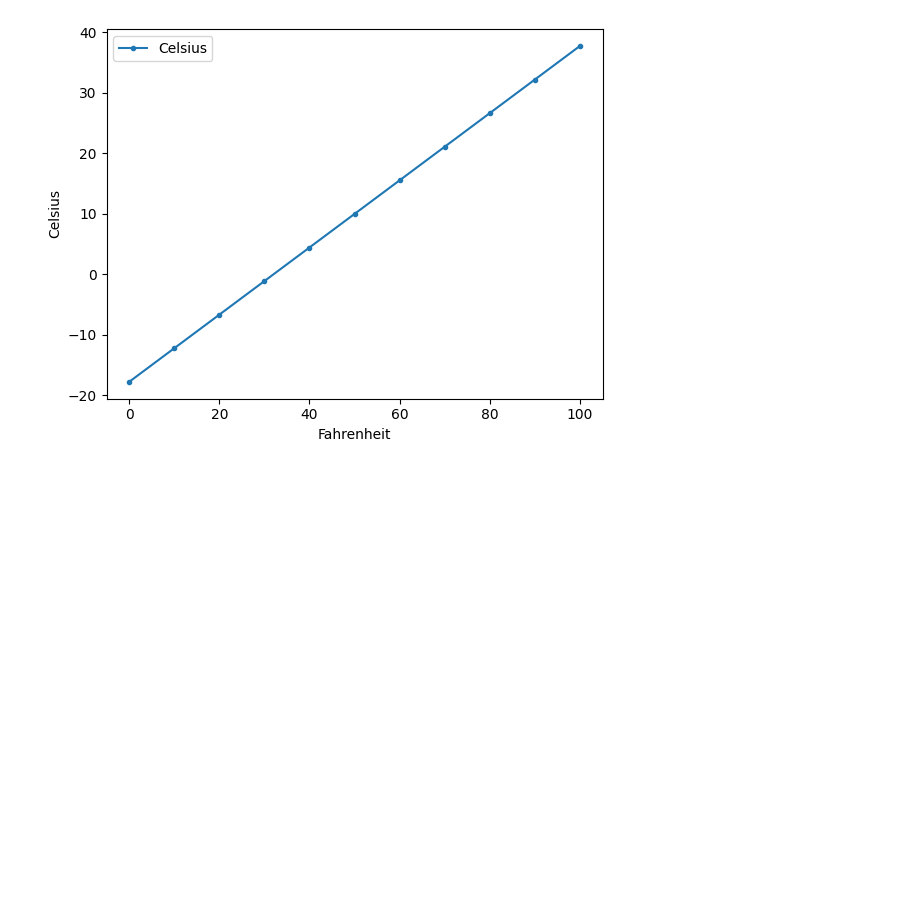
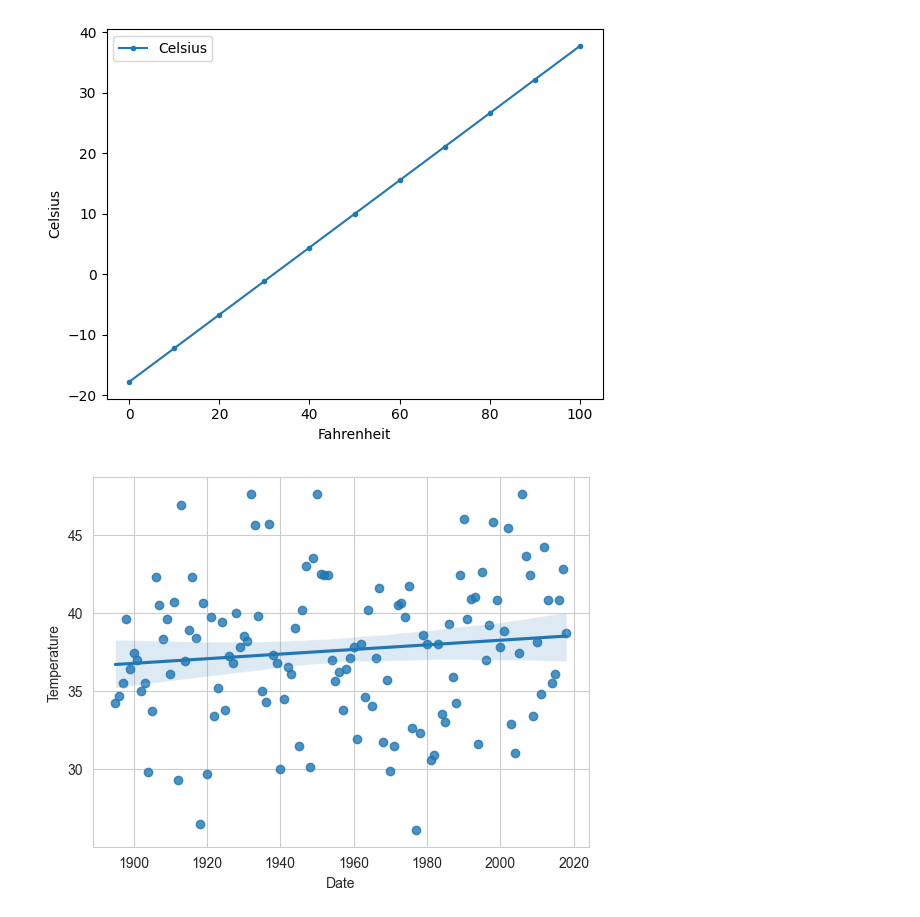
Before and after one commit to rmckanry/datafun-07-ml, a Jupyter notebook: rmckanry_ml.ipynb, the cells around one changed output. Drawn from its saved outputs; the diff is of its cells as text; code cells hidden in the pictures; blank space fills up the shorter version.

Commit message:
Added code to read CSV and display data in two plot charts

```diff
--- a/rmckanry_ml.ipynb
+++ b/rmckanry_ml.ipynb
@@ -17,3 +19,34 @@ axes = temps_df.plot(x='Fahrenheit', y='Celsius', style='.-')
 y_label = axes.set_ylabel('Celsius')
 # %% [output]
 [figure]
+# %%
+### Part 2 - Prediction
+
+nyc_df = pd.read_csv('ave_hi_nyc_jan_1895-2018.csv')
+nyc_df.head()
+nyc_df.tail()
+
+nyc_df.columns = ['Date' ,'Temperature', 'Anomaly']
+nyc_df.head(3)
+
+nyc_df.Date.dtype
+#dtype('int64')
+
+nyc_df.Date = nyc_df.Date.floordiv(100)
+nyc_df.head(3)
+
+pd.set_option('display.precision', 2)
+nyc_df.Temperature.describe()
+
+linear_regression = stats.linregress(x=nyc_df.Date, y=nyc_df.Temperature)
+linear_regression.slope
+linear_regression.intercept
+
+linear_regression.slope * 2019 + linear_regression.intercept
+linear_regression.slope * 1890 + linear_regression.intercept
+linear_regression.slope * 2024 + linear_regression.intercept
+
+sns.set_style('whitegrid')
+axes = sns.regplot(x=nyc_df.Date, y=nyc_df.Temperature)
+# %% [output]
+[figure, added]
```
Also changed, not shown: parts of 1 cell of this notebook, 1 other file.
